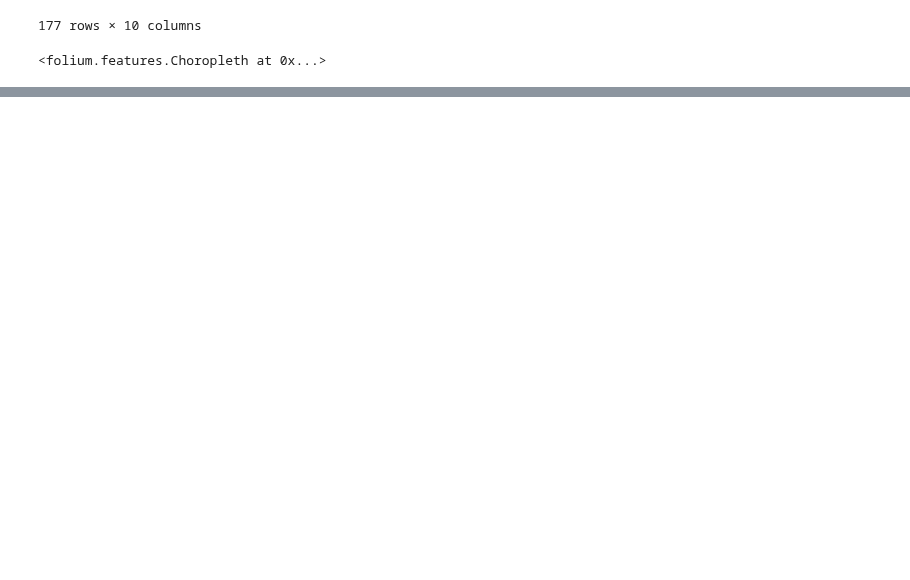
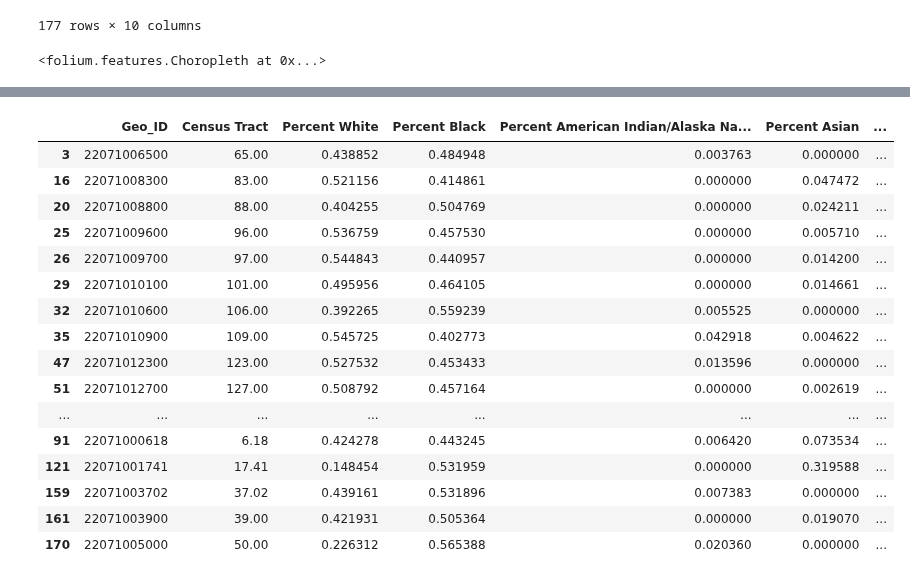
Before and after one commit to leosimanonok/DataScienceFinalTutorial, a Jupyter notebook: Untitled3.ipynb, the cells around one changed output, grey strips where cells are left out. Saved outputs shown, nothing was run; the diff lists cells and outputs as text; code cells hidden in the pictures; blank space fills up the shorter version.

```diff
--- a/Untitled3.ipynb
+++ b/Untitled3.ipynb
@@ -151,3 +148,42 @@ fl.Choropleth(
 m
 # %% [output]
 [interactive output not drawn]
+# %%
+#LEO: This is for black pct between 0.4 and 0.6 in 2010
+cens_race = pd.read_csv("./Data/cleaned_race_data.csv")
+cens_race['Percent White'] = cens_race["White"].astype(float) / cens_race['Total Population'].astype(float)
+cens_race['Percent Black'] = cens_race["Black"].astype(float) / cens_race['Total Population'].astype(float)
+cens_race['Percent American Indian/Alaska Native'] = cens_race["American Indian and Alask Native"].astype(float) / cens_race['Total Population'].astype(float)
+cens_race['Percent Asian'] = cens_race["Asian"].astype(float) / cens_race['Total Population'].astype(float)
+cens_race['Percent Native Hawaiian/Pacific Islander'] = cens_race["Native Hawaiian and Other Pacific Islander"].astype(float) / cens_race['Total Population'].astype(float)
+cens_race['Percent Other'] = cens_race["Other"].astype(float) / cens_race['Total Population'].astype(float)
+race_pct = cens_race[['Geo_ID', 'Census Tract', 'Percent White', 'Percent Black', 'Percent American Indian/Alaska Native', 'Percent Asian', 'Percent Native Hawaiian/Pacific Islander', 'Percent Other', 'Year']].drop_duplicates()
+race_pct.dropna(inplace=True)
+
+cols = ['Percent White', 'Percent Black', 'Percent American Indian/Alaska Native', 'Percent Asian', 'Percent Native Hawaiian/Pacific Islander', 'Percent Other']
+race_in2010 = race_pct[race_pct['Year']==2010]
+
+#race_in2010.reset_index(inplace=True)
+#gent_18 = list(race_in2010[(race_in2010['Percent Black']<.6) & (race_in2010['Percent Black']>.4)]['Census Tract'].to_dict().values())
+#gent_18
+test = race_in2010[(race_in2010['Percent Black'] < 0.6) & (race_in2010['Percent Black'] > 0.4)]
+# %%
+test
+# %% [output]
+|  | Geo_ID | Census Tract | Percent White | Percent Black | Percent American Indian/Alaska Na... | Percent Asian | ... |
+| 3 | 22071006500 | 65.00 | 0.438852 | 0.484948 | 0.003763 | 0.000000 | ... |
+| 16 | 22071008300 | 83.00 | 0.521156 | 0.414861 | 0.000000 | 0.047472 | ... |
+| 20 | 22071008800 | 88.00 | 0.404255 | 0.504769 | 0.000000 | 0.024211 | ... |
+| 25 | 22071009600 | 96.00 | 0.536759 | 0.457530 | 0.000000 | 0.005710 | ... |
+| 26 | 22071009700 | 97.00 | 0.544843 | 0.440957 | 0.000000 | 0.014200 | ... |
+| 29 | 22071010100 | 101.00 | 0.495956 | 0.464105 | 0.000000 | 0.014661 | ... |
+| 32 | 22071010600 | 106.00 | 0.392265 | 0.559239 | 0.005525 | 0.000000 | ... |
+| 35 | 22071010900 | 109.00 | 0.545725 | 0.402773 | 0.042918 | 0.004622 | ... |
+| 47 | 22071012300 | 123.00 | 0.527532 | 0.453433 | 0.013596 | 0.000000 | ... |
+| 51 | 22071012700 | 127.00 | 0.508792 | 0.457164 | 0.000000 | 0.002619 | ... |
+| ... | ... | ... | ... | ... | ... | ... | ... |
+| 91 | 22071000618 | 6.18 | 0.424278 | 0.443245 | 0.006420 | 0.073534 | ... |
+| 121 | 22071001741 | 17.41 | 0.148454 | 0.531959 | 0.000000 | 0.319588 | ... |
+| 159 | 22071003702 | 37.02 | 0.439161 | 0.531896 | 0.007383 | 0.000000 | ... |
+| 161 | 22071003900 | 39.00 | 0.421931 | 0.505364 | 0.000000 | 0.019070 | ... |
+| 170 | 22071005000 | 50.00 | 0.226312 | 0.565388 | 0.020360 | 0.000000 | ... |
```
Also changed, not shown: parts of 10 cells of this notebook, 3 other files.
